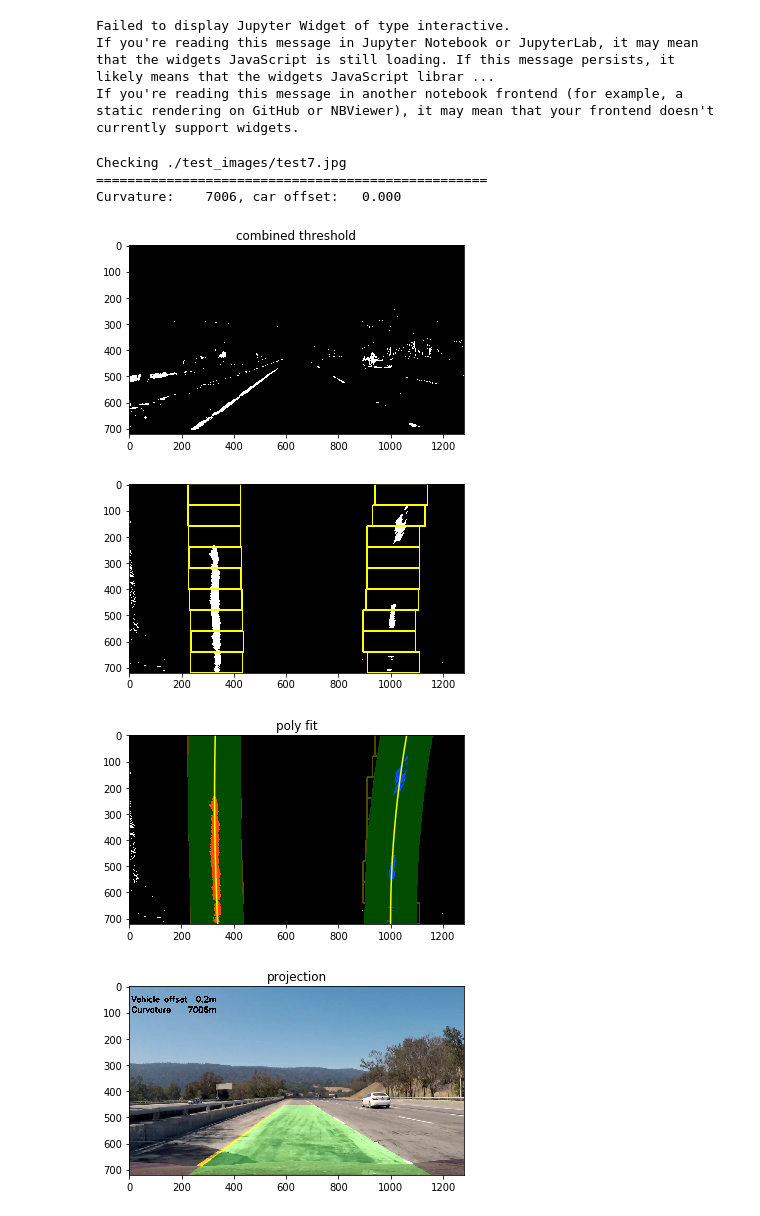
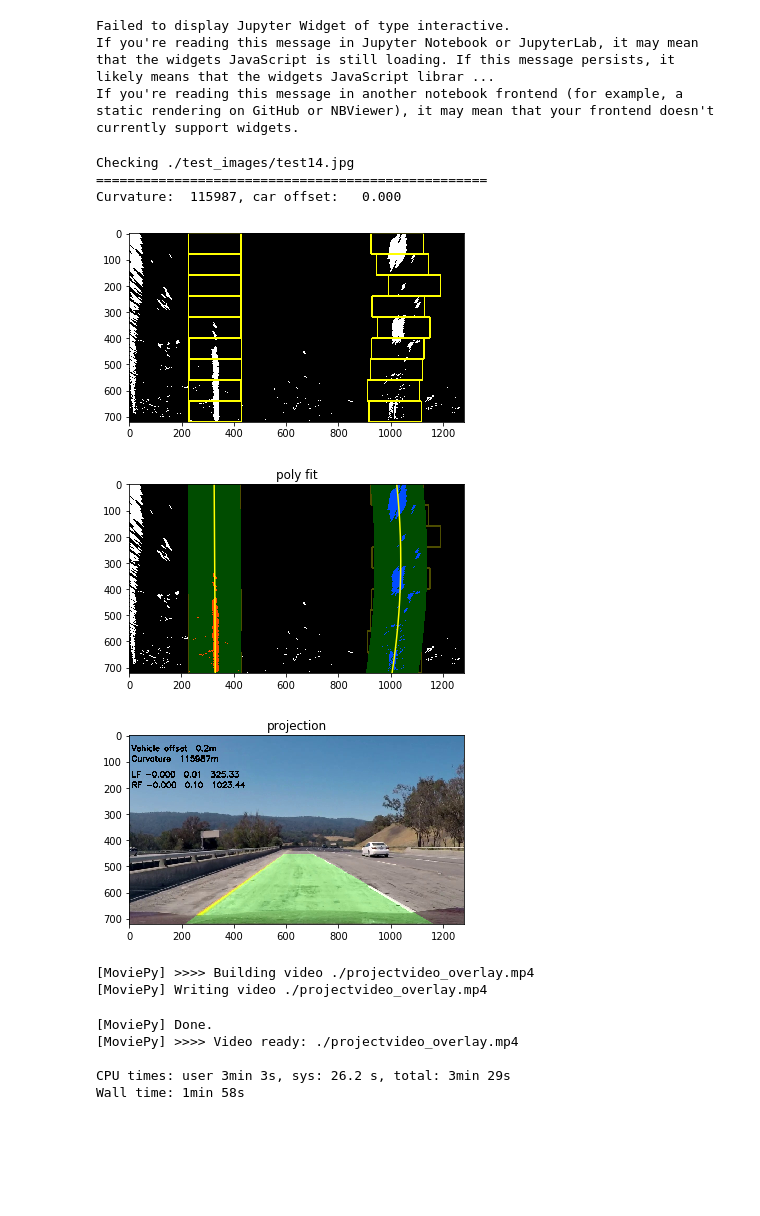
Before and after one commit to bgcarvalho/CarND-Term1-P4, a Jupyter notebook: Notebook.ipynb, the cells around one changed output. Cells and saved outputs as stored; diff of their text form; code cells hidden in the pictures; blank space fills up the shorter version.

```diff
--- a/Notebook.ipynb
+++ b/Notebook.ipynb
@@ -107,7 +111,7 @@ Nothing found for: ./camera_cal/calibration1.jpg False
 def remove_distortion(img):
     return cv2.undistort(img, mtx, dist, None, mtx)
 # %%
-def apply_threshold(img, s_thresh=(130, 255), sx_thresh=(100, 250),mag_thresh=(70, 100), dir_thresh=(0.7, 1.3)):
+def apply_threshold(img, s_thresh=(110, 255), sx_thresh=(50, 250), mag_thresh=(25, 250), dir_thresh=(0.7, 1.3)):
     """Apply color and Sobel_x (gradient) threshold
 
     Input image is assumed to be RGB.
@@ -785,27 +836,26 @@ If you're reading this message in another notebook frontend (for example, a stat
 # %%
 #images = glob.glob('./test_images/*.jpg')
 #images = ['./test_images/straight_lines2.jpg']
-images = ['./test_images/test7.jpg']
+images = ['./test_images/test14.jpg']
 
 for fname in images:
     print('Checking ' + fname)
     print('=' * 50)
 
     #img = cv2.imread(fname)
     #interact(applythreshold, img, 150)
     #img = mpimg.imread(fname)
     #pipeline(img)
     obj = Lane()
     obj.searchFile(fname)
     obj.plot()
 # %% [output]
-Checking ./test_images/test7.jpg
+Checking ./test_images/test14.jpg
 ==================================================
-Curvature:    7006, car offset:   0.000
+Curvature:  115987, car offset:   0.000
-[figure, old version]
+[figure, new version]
-[figure, old version]
+[figure, new version]
-[figure, old version]
+[figure, new version]
-[figure, removed]
 # %%
 images = glob.glob('./test_images/*.jpg')
 #images = ['./test_images/straight_lines2.jpg']
@@ -817,16 +867,33 @@ for fname in images:
     plt.imshow(img)
     #obj.plot()
 # %%
-white_output = "./project_video_projection_sub.mp4"
-#clip1 = VideoFileClip("./project_video.mp4")
+#white_output = "./project_video_projection_sub.mp4"
+#white_output = "./project_video_projection.mp4"
+
+input_output = "./project_video.mp4"
+#input_output = './IMG_0010_video.mp4'
+#input_output = './IMG_0010_video.m4v'
+clip1 = VideoFileClip(input_output)
+#clip1 = VideoFileClip(input_output, codec='libx264')
 #clip1 = VideoFileClip("./project_video.mp4").subclip(0, 2)
-clip1 = VideoFileClip("./project_video.mp4").subclip(21, 24)
+#clip1 = VideoFileClip("./project_video.mp4").subclip(20, 24)
+#clip1 = VideoFileClip(input_output).subclip(6.0, 8.0)
+#clip1 = VideoFileClip(input_output).subclip(21.0, 24.0)
+clip1 = VideoFileClip(input_output).subclip(0.0, 24.0)
 #clip1.without_audio()
 
 obj = Lane()
 white_clip = clip1.fl_image(obj.searchFrame)
 
-%time white_clip.write_videofile(white_output, audio=False)
+%time white_clip.write_videofile(input_output.replace('_video',  'video_overlay'), audio=False)
+# %% [output]
+[MoviePy] >>>> Building video ./projectvideo_overlay.mp4
+[MoviePy] Writing video ./projectvideo_overlay.mp4
+[MoviePy] Done.
+[MoviePy] >>>> Video ready: ./projectvideo_overlay.mp4
+
+CPU times: user 3min 3s, sys: 26.2 s, total: 3min 29s
+Wall time: 1min 58s
 # %%
 %%HTML
 <video width="320" height="240" controls>
```
Also changed, not shown: parts of 6 cells of this notebook.
